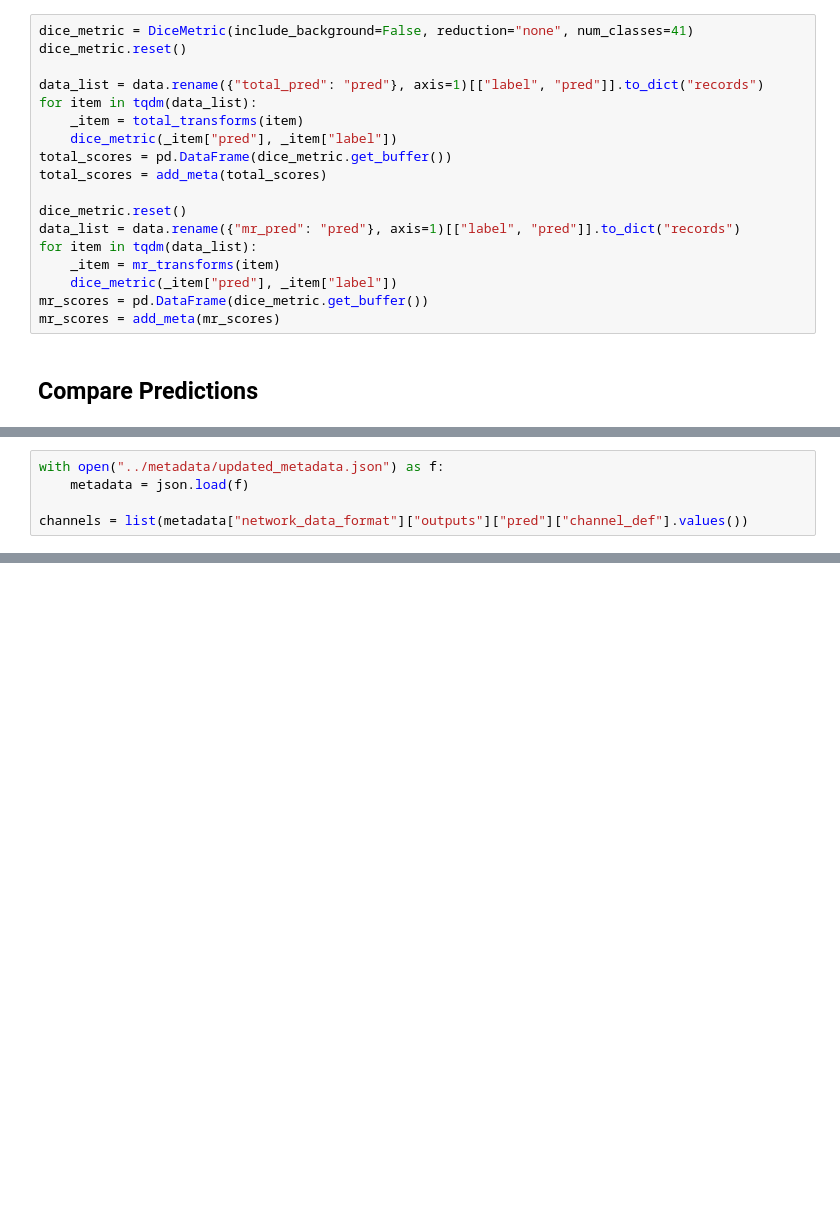
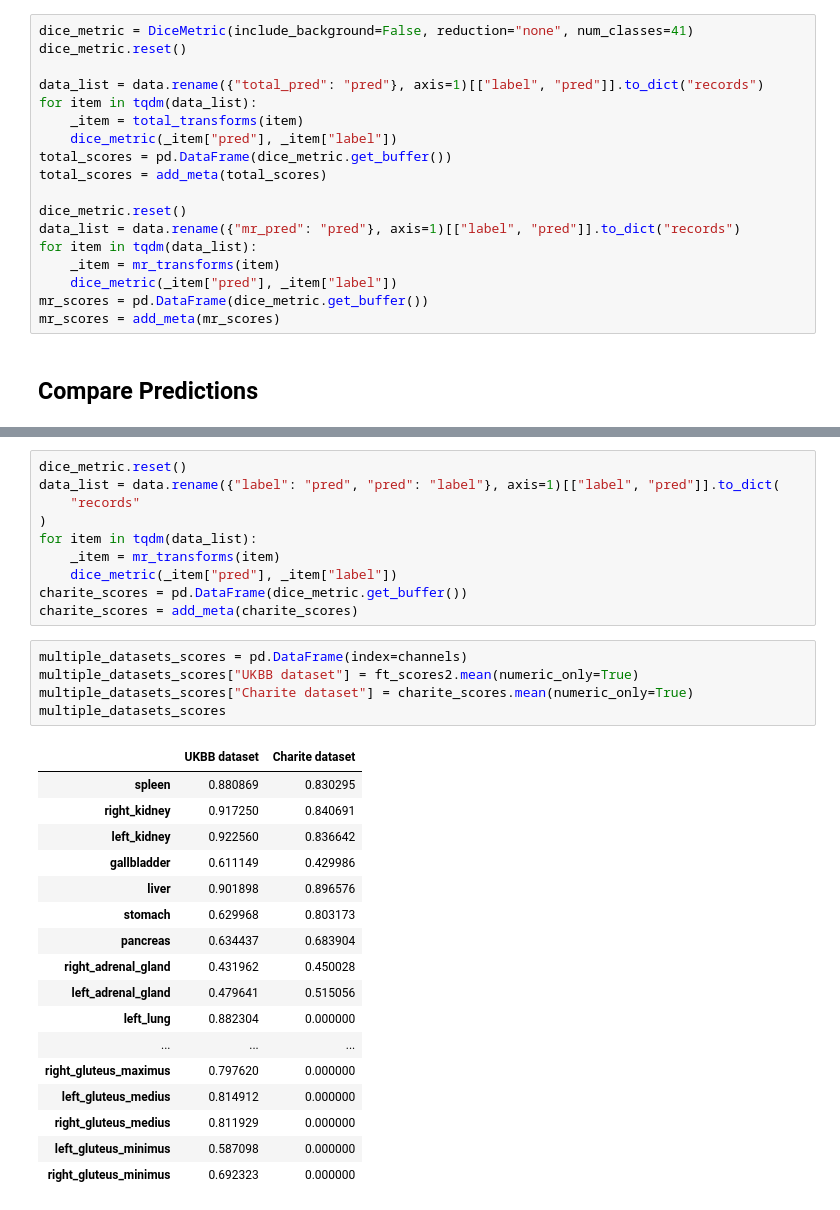
Before and after one commit to hhaentze/MRSegmentator, a Jupyter notebook: notebooks/08_EvaluateSelfSupervisedAndFinetuning.ipynb, the cells around one changed output, grey strips where cells are left out. Cells and saved outputs as stored; diff of their text form; blank space fills up the shorter version.

```diff
--- a/notebooks/08_EvaluateSelfSupervisedAndFinetuning.ipynb
+++ b/notebooks/08_EvaluateSelfSupervisedAndFinetuning.ipynb
@@ -208,5 +193,0 @@ T1fs:    0.8004684009429824
-# %%
-with open("../metadata/updated_metadata.json") as f:
-    metadata = json.load(f)
-
-channels = list(metadata["network_data_format"]["outputs"]["pred"]["channel_def"].values())
@@ -233,0 +203,33 @@ for i, c in enumerate(channels):
+# %%
+dice_metric.reset()
+data_list = data.rename({"label": "pred", "pred": "label"}, axis=1)[["label", "pred"]].to_dict(
+    "records"
+)
+for item in tqdm(data_list):
+    _item = mr_transforms(item)
+    dice_metric(_item["pred"], _item["label"])
+charite_scores = pd.DataFrame(dice_metric.get_buffer())
+charite_scores = add_meta(charite_scores)
+# %%
+multiple_datasets_scores = pd.DataFrame(index=channels)
+multiple_datasets_scores["UKBB dataset"] = ft_scores2.mean(numeric_only=True)
+multiple_datasets_scores["Charite dataset"] = charite_scores.mean(numeric_only=True)
+multiple_datasets_scores
+# %% [output]
+|  | UKBB dataset | Charite dataset |
+| spleen | 0.880869 | 0.830295 |
+| right_kidney | 0.917250 | 0.840691 |
+| left_kidney | 0.922560 | 0.836642 |
+| gallbladder | 0.611149 | 0.429986 |
+| liver | 0.901898 | 0.896576 |
+| stomach | 0.629968 | 0.803173 |
+| pancreas | 0.634437 | 0.683904 |
+| right_adrenal_gland | 0.431962 | 0.450028 |
+| left_adrenal_gland | 0.479641 | 0.515056 |
+| left_lung | 0.882304 | 0.000000 |
+| ... | ... | ... |
+| right_gluteus_maximus | 0.797620 | 0.000000 |
+| left_gluteus_medius | 0.814912 | 0.000000 |
+| right_gluteus_medius | 0.811929 | 0.000000 |
+| left_gluteus_minimus | 0.587098 | 0.000000 |
+| right_gluteus_minimus | 0.692323 | 0.000000 |
```
Also changed, not shown: parts of 11 cells of this notebook, 4 other files.
